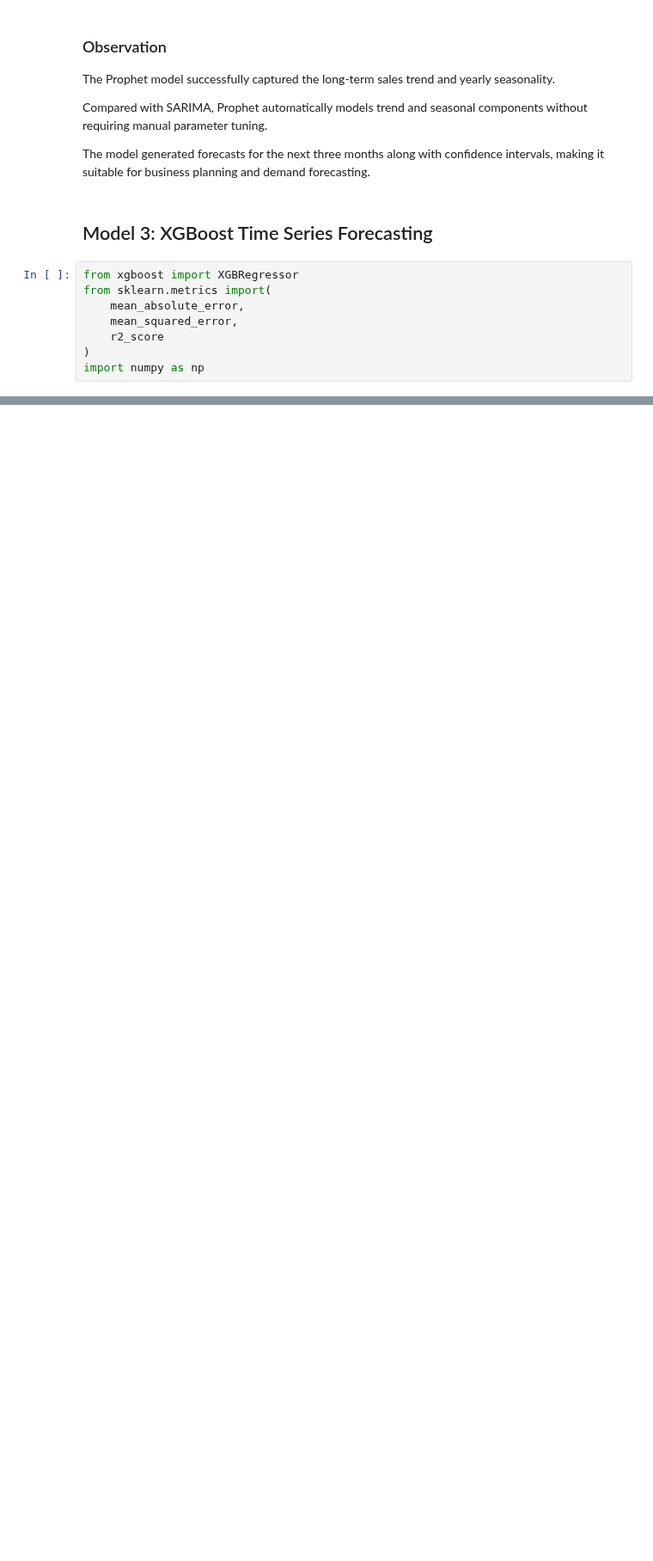
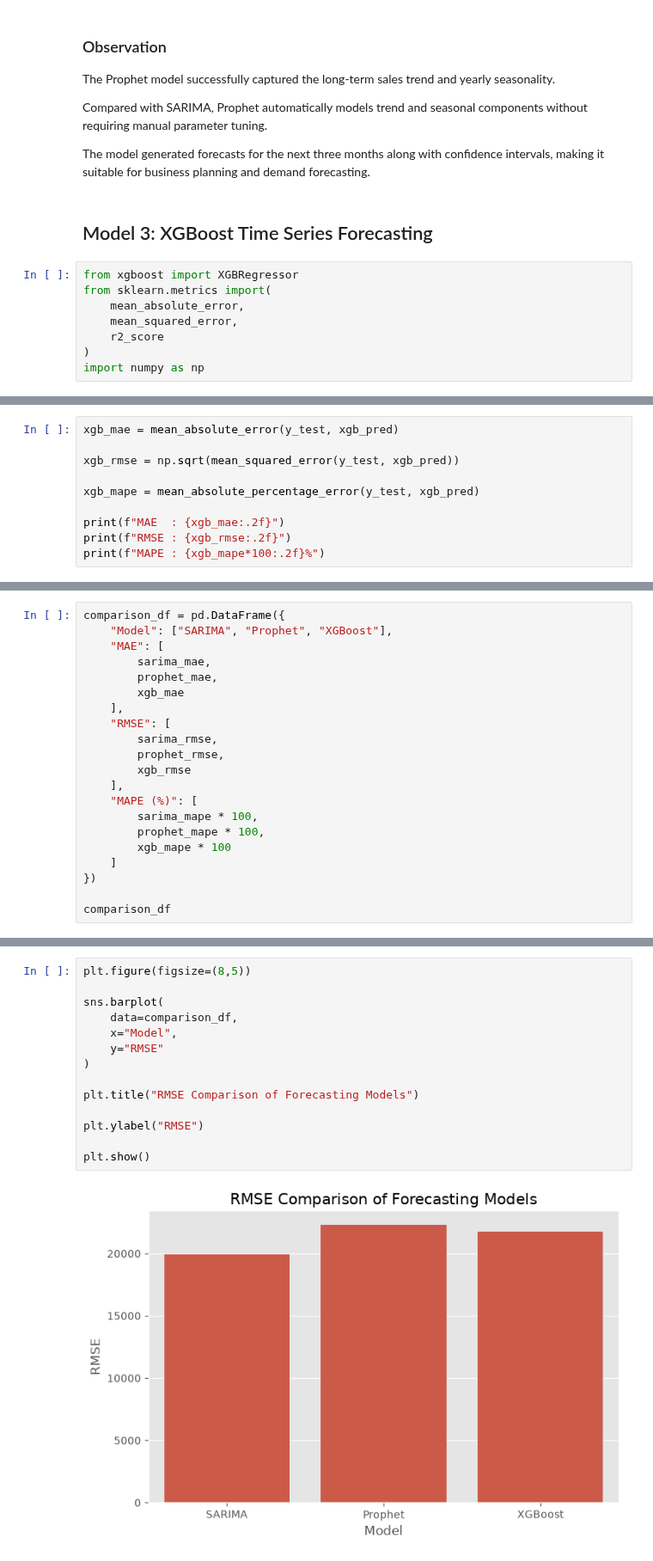
Before and after one commit to opmeenaji81/SalesForecasting_OmprakashMeena, a Jupyter notebook: analysis.ipynb, the cells around one changed output, grey strips where cells are left out. Shown at 86% size. Saved outputs shown, nothing was run; the diff lists cells and outputs as text; blank space fills up the shorter version.

Commit message:
Completed forecasting model comparison

```diff
--- a/analysis.ipynb
+++ b/analysis.ipynb
@@ -1706,0 +1749,10 @@ plt.show()
+# %%
+xgb_mae = mean_absolute_error(y_test, xgb_pred)
+
+xgb_rmse = np.sqrt(mean_squared_error(y_test, xgb_pred))
+
+xgb_mape = mean_absolute_percentage_error(y_test, xgb_pred)
+
+print(f"MAE  : {xgb_mae:.2f}")
+print(f"RMSE : {xgb_rmse:.2f}")
+print(f"MAPE : {xgb_mape*100:.2f}%")
@@ -1706,0 +1781,21 @@ plt.show()
+# %%
+comparison_df = pd.DataFrame({
+    "Model": ["SARIMA", "Prophet", "XGBoost"],
+    "MAE": [
+        sarima_mae,
+        prophet_mae,
+        xgb_mae
+    ],
+    "RMSE": [
+        sarima_rmse,
+        prophet_rmse,
+        xgb_rmse
+    ],
+    "MAPE (%)": [
+        sarima_mape * 100,
+        prophet_mape * 100,
+        xgb_mape * 100
+    ]
+})
+
+comparison_df
@@ -1706,0 +1807,16 @@ plt.show()
+# %%
+plt.figure(figsize=(8,5))
+
+sns.barplot(
+    data=comparison_df,
+    x="Model",
+    y="RMSE"
+)
+
+plt.title("RMSE Comparison of Forecasting Models")
+
+plt.ylabel("RMSE")
+
+plt.show()
+# %% [output]
+[figure, added]
```
Also changed, not shown: parts of 31 cells of this notebook.
